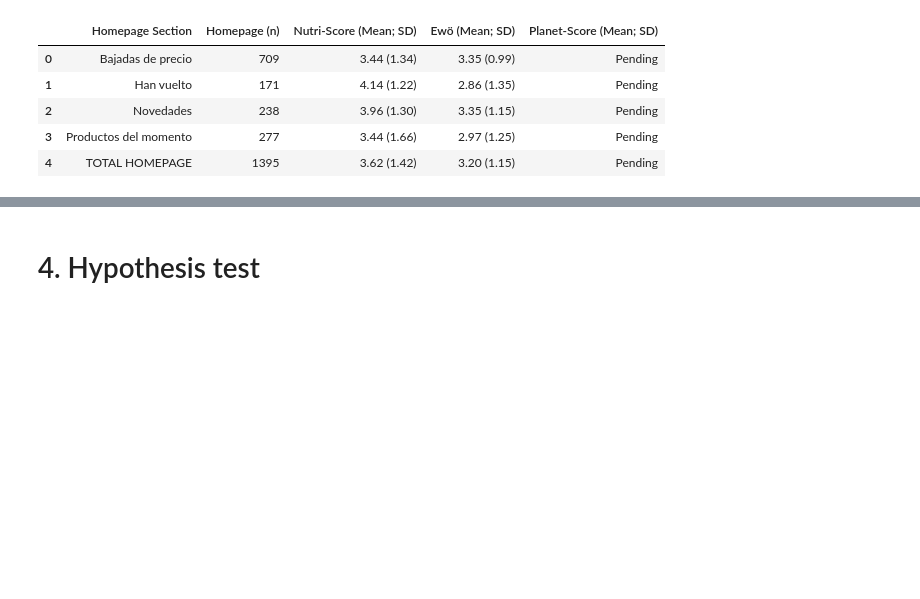
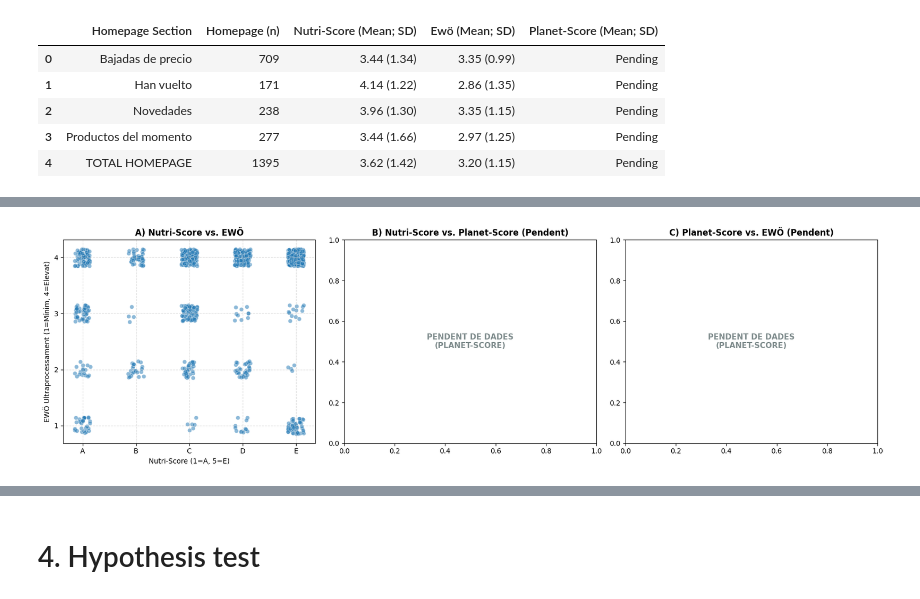
Before and after one commit to cescFT/TFM-fferretar-code, a Jupyter notebook: data-analysis/TFM-fferretar-data-analysis.ipynb, the cells around one changed output, grey strips where cells are left out. Saved outputs shown, nothing was run; the diff lists cells and outputs as text; code cells hidden in the pictures; blank space fills up the shorter version.

Commit message:
Kaggle Notebook | TFM-fferretar-data-analysis | Adding hypothetical tests

```diff
--- a/data-analysis/TFM-fferretar-data-analysis.ipynb
+++ b/data-analysis/TFM-fferretar-data-analysis.ipynb
@@ -2049,0 +2052,88 @@ health_sustainability_homepage_df
+# %%
+def plot_cross_indicator_scatters(df, hue_col=None):
+    """
+    Genera un panell de 3 scatter plots creuant Nutri-Score, EWÖ i Planet-Score.
+    Inclou jittering per evitar el solapament de variables discretes.
+    """
+
+    has_planet = 'planetscore' in df.columns and df['planetscore'].notna().sum() > 0
+
+    # Funció auxiliar per afegir un lleuger soroll visual (jitter)
+    def add_jitter(series, amount=0.15):
+        return series + np.random.uniform(-amount, amount, size=len(series))
+
+    fig, axes = plt.subplots(1, 3, figsize=(17, 5))
+
+    # --- 1. Nutri-Score vs EWÖ ---
+    data1 = df.dropna(subset=['nutriscore_num', 'ewo_ultra_processed_punctuation'])
+    sns.scatterplot(
+        x=add_jitter(data1['nutriscore_num']),
+        y=add_jitter(data1['ewo_ultra_processed_punctuation']),
+        hue=data1[hue_col] if hue_col and hue_col in data1 else None,
+        alpha=0.5,
+        s=35,
+        ax=axes[0],
+        palette='Set1' if hue_col else None
+    )
+    axes[0].set_title("A) Nutri-Score vs. EWÖ", fontweight='bold', fontsize=12)
+    axes[0].set_xlabel("Nutri-Score (1=A, 5=E)", fontsize=10)
+    axes[0].set_ylabel("EWÖ Ultraprocessament (1=Mínim, 4=Elevat)", fontsize=10)
+    axes[0].set_xticks([1, 2, 3, 4, 5])
+    axes[0].set_xticklabels(['A', 'B', 'C', 'D', 'E'])
+    axes[0].set_yticks([1, 2, 3, 4])
+    axes[0].grid(True, linestyle='--', alpha=0.4)
+
+    # --- 2. Nutri-Score vs Planet-Score ---
+    if has_planet:
+        data2 = df.dropna(subset=['nutriscore_num', 'planetscore_num'])
+        sns.scatterplot(
+            x=add_jitter(data2['nutriscore_num']),
+            y=add_jitter(data2['planetscore_num']),
+            hue=data2[hue_col] if hue_col and hue_col in data2 else None,
+            alpha=0.5,
+            s=35,
+            ax=axes[1],
+            palette='Set1' if hue_col else None
+        )
+        axes[1].set_title("B) Nutri-Score vs. Planet-Score", fontweight='bold', fontsize=12)
+        axes[1].set_xlabel("Nutri-Score (1=A, 5=E)", fontsize=10)
+        axes[1].set_ylabel("Planet-Score (1=A, 5=E)", fontsize=10)
+        axes[1].set_xticks([1, 2, 3, 4, 5])
+        axes[1].set_xticklabels(['A', 'B', 'C', 'D', 'E'])
+        axes[1].set_yticks([1, 2, 3, 4, 5])
+        axes[1].set_yticklabels(['A', 'B', 'C', 'D', 'E'])
+        axes[1].grid(True, linestyle='--', alpha=0.4)
+    else:
+        axes[1].text(0.5, 0.5, "PENDENT DE DADES\n(PLANET-SCORE)", ha='center', va='center', fontsize=11, fontweight='bold', color='#7f8c8d')
+        axes[1].set_title("B) Nutri-Score vs. Planet-Score (Pendent)", fontweight='bold', fontsize=12)
+
+    # --- 3. Planet-Score vs EWÖ ---
+    if has_planet:
+        data3 = df.dropna(subset=['planetscore_num', 'ewo_ultra_processed_punctuation'])
+        sns.scatterplot(
+            x=add_jitter(data3['planetscore_num']),
+            y=add_jitter(data3['ewo_ultra_processed_punctuation']),
+            hue=data3[hue_col] if hue_col and hue_col in data3 else None,
+            alpha=0.5,
+            s=35,
+            ax=axes[2],
+            palette='Set1' if hue_col else None
+        )
+        axes[2].set_title("C) Planet-Score vs. EWÖ", fontweight='bold', fontsize=12)
+        axes[2].set_xlabel("Planet-Score (1=A, 5=E)", fontsize=10)
+        axes[2].set_ylabel("EWÖ Ultraprocessament (1=Mínim, 4=Elevat)", fontsize=10)
+        axes[2].set_xticks([1, 2, 3, 4, 5])
+        axes[2].set_xticklabels(['A', 'B', 'C', 'D', 'E'])
+        axes[2].set_yticks([1, 2, 3, 4])
+        axes[2].grid(True, linestyle='--', alpha=0.4)
+    else:
+        axes[2].text(0.5, 0.5, "PENDENT DE DADES\n(PLANET-SCORE)", ha='center', va='center', fontsize=11, fontweight='bold', color='#7f8c8d')
+        axes[2].set_title("C) Planet-Score vs. EWÖ (Pendent)", fontweight='bold', fontsize=12)
+
+    plt.tight_layout()
+    plt.show()
+
+# Execució simple:
+plot_cross_indicator_scatters(df_products)
+# %% [output]
+[figure, added]
```
Also changed, not shown: parts of 29 cells of this notebook.
